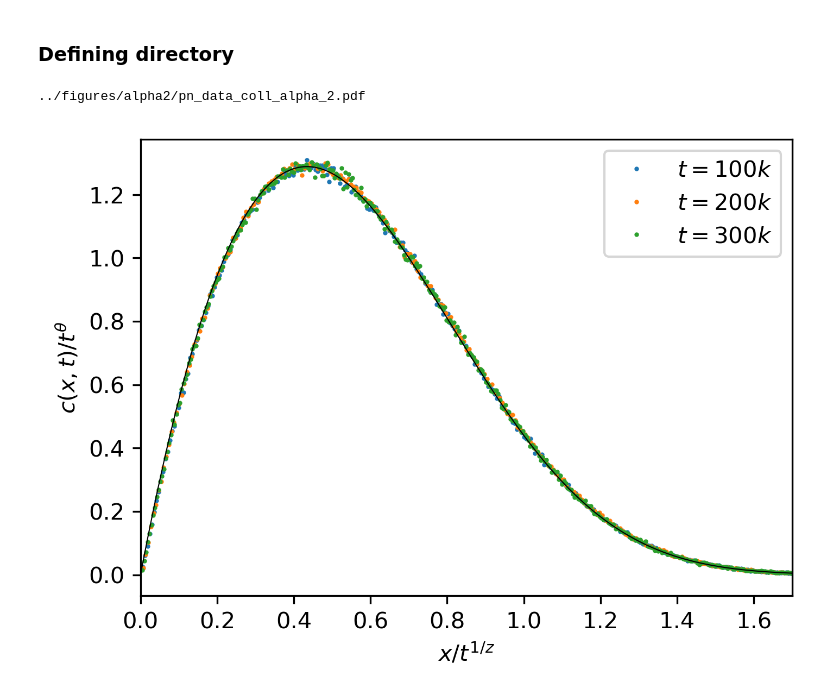
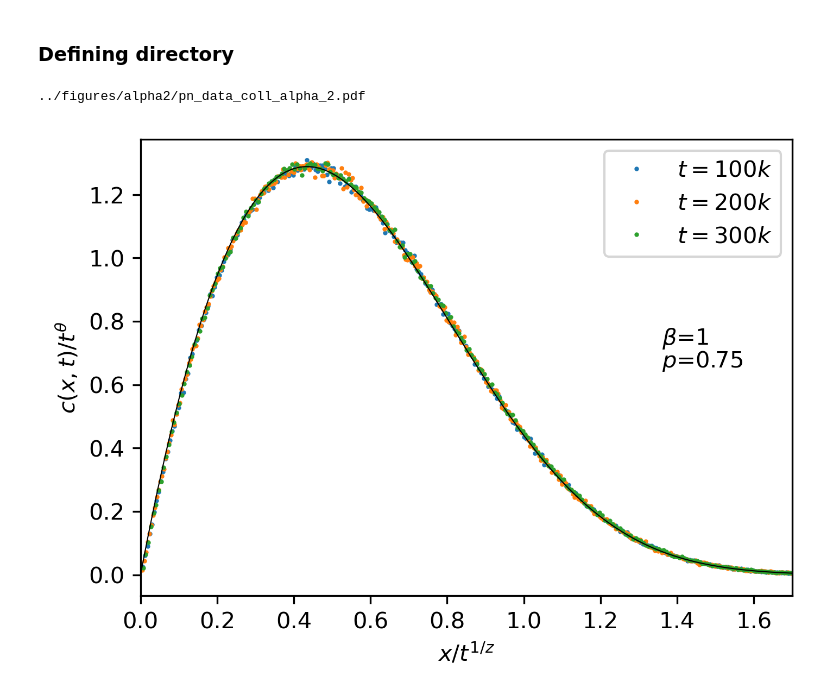
Before and after one commit to rahman-rakib/Stochastic-Fractal, a Jupyter notebook: main_jupyter/data_collapse_plot_from_data_class.ipynb, the cells around one changed output. Cells and saved outputs as stored; diff of their text form; code cells hidden in the pictures.

Commit message:
text for beta and p in collapse diagram

```diff
--- a/main_jupyter/data_collapse_plot_from_data_class.ipynb
+++ b/main_jupyter/data_collapse_plot_from_data_class.ipynb
@@ -29,24 +29,26 @@ fig_name = dir_figure + "pn_data_coll_alpha_{}.pdf".format(alphap)
 # %%
 fig, axes = plt.subplots(1,1,figsize = (5,3.5),dpi = 300)
 
 for i in range(3):
     time_t = min_iterationp*(i+1)
     data = np.loadtxt(files[i]).T
     x,y = data
     plt.plot(x, y,"o", markersize=1,label=r"$t={}k$".format(str(int(time_t//1000))))
 
 xi_th = np.linspace(0,2.1,10501)
 xis, phi_th = ana_soln.phi_list(alphap,probp,xi_th)
 plt.plot(xi_th,phi_th,color='black',linewidth=0.5)
 
 plt.legend(loc=1)
 plt.xlabel(r"$x/t^{1/z}$")
 plt.ylabel(r"$c(x,t)/t^\theta$")
 plt.xlim([0, 1.7])
+plt.text(0.8, 0.55, r"$\beta$={}".format(alphap-1), transform = axes.transAxes)
+plt.text(0.8, 0.5, r"$p$={}".format(probp), transform = axes.transAxes)
 axes.set_position([0.15, 0.15, 0.8, 0.8])
 
 print(fig_name)
 # plt.savefig(fig_name)
 # %% [output]
 ../figures/alpha2/pn_data_coll_alpha_2.pdf
-[figure, old version]
+[figure, new version]
```
